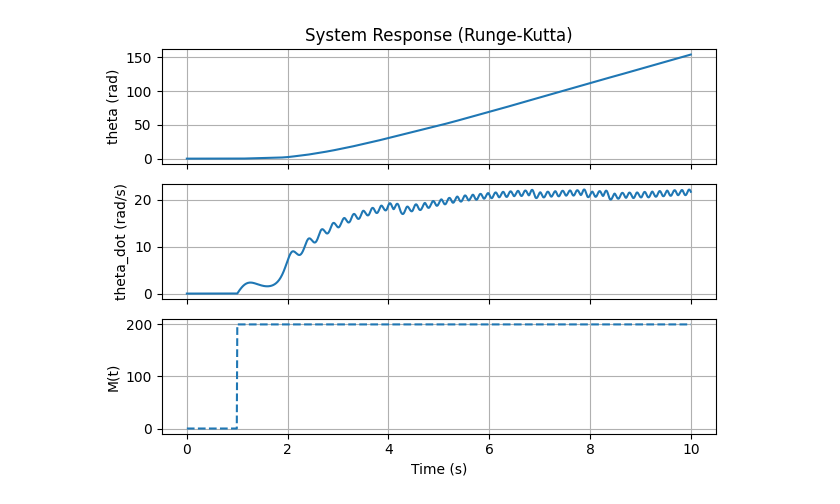
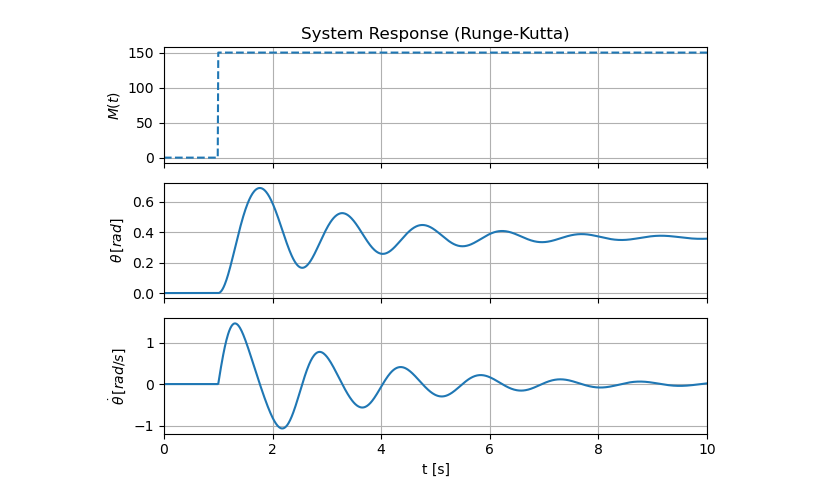
Before and after one commit to mayugo/CME, a Jupyter notebook: CME_Exercici_4_5.ipynb, the cells around one changed output. Saved outputs shown, nothing was run; the diff lists cells and outputs as text; code cells hidden in the pictures.

```diff
--- a/CME_Exercici_4_5.ipynb
+++ b/CME_Exercici_4_5.ipynb
@@ -6,7 +6,7 @@ from scipy.integrate import solve_ivp
 # -----------------------------
 # Parameters (invented values)
 # -----------------------------
-m = 1.0      # kg
+m = 1.5      # kg
 L = 1.0      # m
 k = 50.0     # N/m
 c = 2.0      # Ns/m
@@ -16,7 +16,7 @@ c = 2.0      # Ns/m
 # Step applied at t = 1 s
 # -----------------------------
 def M(t):
-    return 200.0 if t >= 1.0 else 0.0
+    return 150.0 if t >= 1.0 else 0.0
 
 # -----------------------------
 # System of ODEs
@@ -51,28 +51,29 @@ sol = solve_ivp(system, t_span, x0, t_eval=t_eval, method='RK45')
 # %%
 # -----------------------------
 # Plot results (3 subplots)
 # -----------------------------
 fig, axs = plt.subplots(3, 1, sharex=True)
 
-# Theta
-axs[0].plot(sol.t, sol.y[0])
-axs[0].set_ylabel('theta (rad)')
+# Input moment
+M_vals = [M(t) for t in sol.t]
+axs[0].plot(sol.t, M_vals, '--')
+axs[0].set_ylabel(r'$M(t)$')
 axs[0].grid()
 axs[0].set_title('System Response (Runge-Kutta)')
 
-# Theta dot
-axs[1].plot(sol.t, sol.y[1])
-axs[1].set_ylabel('theta_dot (rad/s)')
+# Theta
+axs[1].plot(sol.t, sol.y[0])
+axs[1].set_ylabel(r'${\theta}\,[rad]$')
 axs[1].grid()
 
-# Input moment
-M_vals = [M(t) for t in sol.t]
-axs[2].plot(sol.t, M_vals, '--')
-axs[2].set_ylabel('M(t)')
-axs[2].set_xlabel('Time (s)')
+# Theta dot
+axs[2].plot(sol.t, sol.y[1])
+axs[2].set_ylabel(r'$\dot{\theta}\,[rad/s]$')
+axs[2].set_xlabel('t [s]')
+axs[2].set_xlim(0, 10)
 axs[2].grid()
 
 plt.tight_layout()
 plt.show()
 # %% [output]
-[figure, old version]
+[figure, new version]
```
Also changed, not shown: 3 other files.
